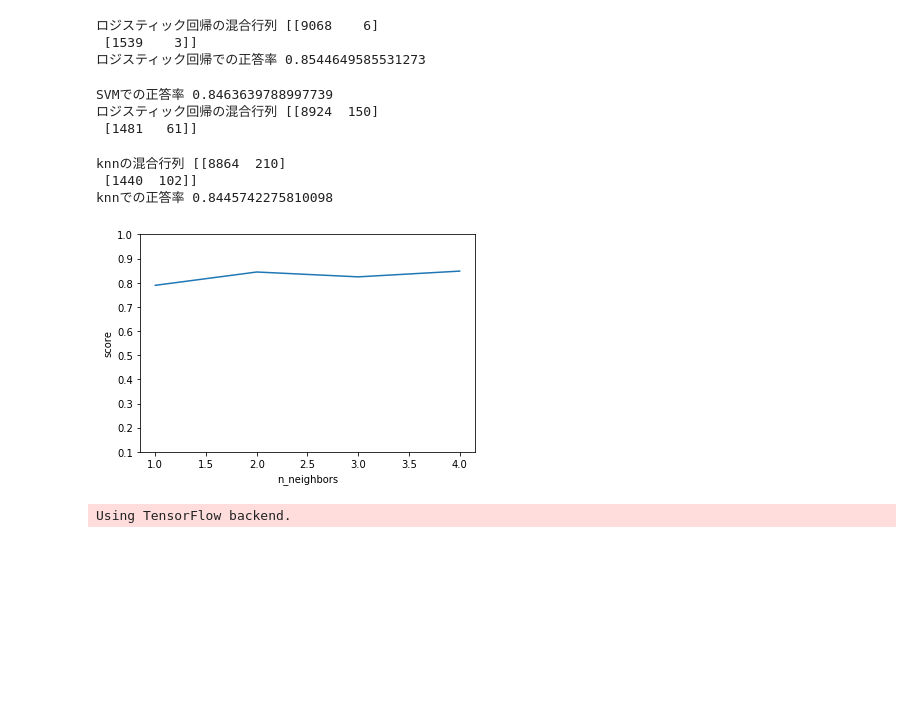
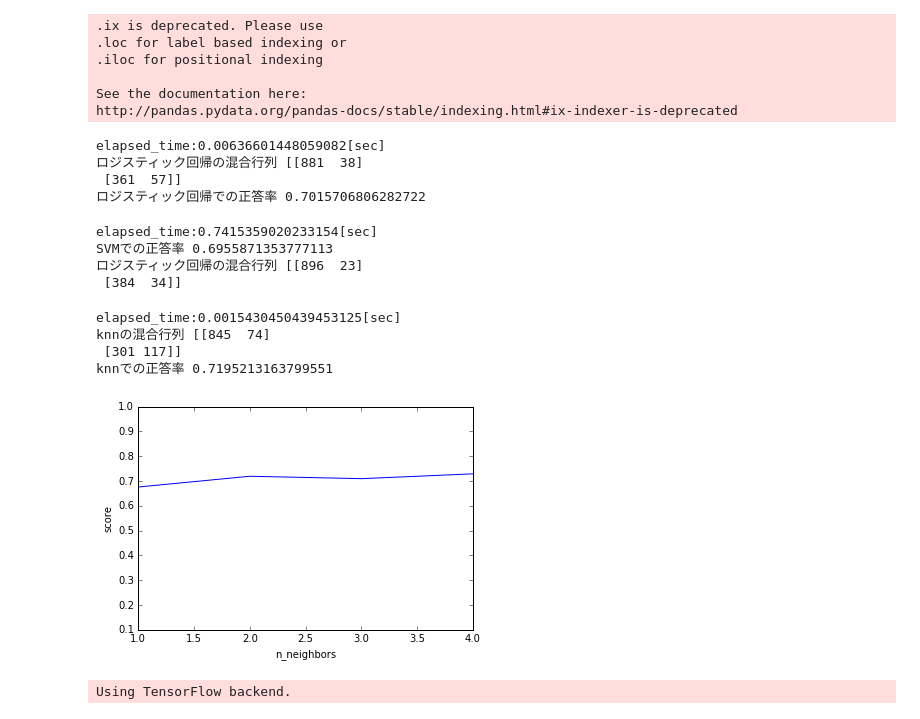
Before and after one commit to koudaihatori/graduation_research, a Jupyter notebook: takata_research_jdt.ipynb, the cells around one changed output. Saved outputs shown, nothing was run; the diff lists cells and outputs as text; code cells hidden in the pictures; blank space fills up the shorter version.

Commit message:
1/20commit

```diff
--- a/takata_research_jdt.ipynb
+++ b/takata_research_jdt.ipynb
@@ -35,62 +20,105 @@ print(y_test.shape)
+# %%
+# ~expとn~を削除
+df["xexp"]  = ((df["exp"] + df["rexp"] + df["sexp"])/3)
+df["nx"] = ((df["ns"] + df["nm"] )/2)
+df = df.ix[:,[0,1,2,3,4,5,6,7,8,9,10, 11, 12, 13, 14, 15, 17, 18 ,16]]
+df
+
+X = df.iloc[:, :-1]
+dropFeatures = ["transactionid","la", "exp", "rexp", "sexp", "commitdate", "ndev", "npt", "ns", "nm"]
+X.drop(dropFeatures, axis =1, inplace=True)
+y = df.iloc[:, 18]
+
+from sklearn.model_selection import  train_test_split
+X_train, X_test, y_train, y_test = train_test_split(X, y, test_size=0.3, random_state=0)
+
+
+#標準化
+from sklearn.preprocessing import StandardScaler
+scaler=StandardScaler()
+
+scaler.fit(X_train)
+X_train=scaler.transform(X_train)
+X_test=scaler.transform(X_test)
+# %% [output]
+.ix is deprecated. Please use
+.loc for label based indexing or
+.iloc for positional indexing
+
+See the documentation here:
+http://pandas.pydata.org/pandas-docs/stable/indexing.html#ix-indexer-is-deprecated
 # %%
 from sklearn.linear_model import LogisticRegression
+from sklearn.metrics import confusion_matrix
+
 lr = LogisticRegression()
+start = time.time()
 lr.fit(X_train, y_train)
+elapsed_time = time.time() - start
+print ("elapsed_time:{0}".format(elapsed_time) + "[sec]")
 y_p_lr = lr.predict(X_test)
-from sklearn.metrics import confusion_matrix
+
+
+
 print("ロジスティック回帰の混合行列", confusion_matrix(y_test, y_p_lr))
-
 print ("ロジスティック回帰での正答率", accuracy_score(y_test, y_p_lr))
-#ロジスティック回帰正答率
 # %% [output]
-ロジスティック回帰の混合行列 [[9068    6]
- [1539    3]]
-ロジスティック回帰での正答率 0.8544649585531273
+elapsed_time:0.00636601448059082[sec]
+ロジスティック回帰の混合行列 [[881  38]
+ [361  57]]
+ロジスティック回帰での正答率 0.7015706806282722
 # %%
 from sklearn.svm import SVC
 svm = SVC(kernel='linear')
 
+start = time.time()
 svm.fit(X_train, y_train)
+elapsed_time = time.time() - start
+print ("elapsed_time:{0}".format(elapsed_time) + "[sec]")
 y_p_svm = svm.predict(X_test)
 # 正答率を算出
 print('SVMでの正答率', accuracy_score(y_test, y_p_svm))
 print("ロジスティック回帰の混合行列", confusion_matrix(y_test, y_p_svm))
 # %% [output]
-SVMでの正答率 0.8463639788997739
-ロジスティック回帰の混合行列 [[8924  150]
- [1481   61]]
+elapsed_time:0.7415359020233154[sec]
+SVMでの正答率 0.6955871353777113
+ロジスティック回帰の混合行列 [[896  23]
+ [384  34]]
 # %%
 from sklearn.neighbors import KNeighborsClassifier
 
 list_nn = []
 list_score = []
 for k in range(1, 5):
     knc = KNeighborsClassifier(n_neighbors=k)
     knc.fit(X_train, y_train)
     Y_pred = knc.predict(X_test)
     score = knc.score(X_test, y_test)
-#     print("[%d] score: {:.2f}".format(score) % k)
     list_nn.append(k)
     list_score.append(score)
 
 #プロット
 plt.ylim(0.1, 1.0)
 plt.xlabel("n_neighbors")
 plt.ylabel("score")
 plt.plot(list_nn, list_score)
 
-#k = 2の時が良い
+
 knc = KNeighborsClassifier(n_neighbors=2)
+start = time.time()
 knc.fit(X_train, y_train)
+elapsed_time = time.time() - start
+print ("elapsed_time:{0}".format(elapsed_time) + "[sec]")
 Y_pred = knc.predict(X_test)
 score = knc.score(X_test, y_test)
 print("knnの混合行列", confusion_matrix(y_test, Y_pred))
 print ("knnでの正答率", accuracy_score(y_test, Y_pred))
 # %% [output]
-knnの混合行列 [[8864  210]
- [1440  102]]
-knnでの正答率 0.8445742275810098
+elapsed_time:0.0015430450439453125[sec]
+knnの混合行列 [[845  74]
+ [301 117]]
+knnでの正答率 0.7195213163799551
-[figure, old version]
+[figure, new version]
 # %%
 import numpy as np
 from keras.models import Sequential
```
Also changed, not shown: parts of 9 cells of this notebook, 2 other files.
